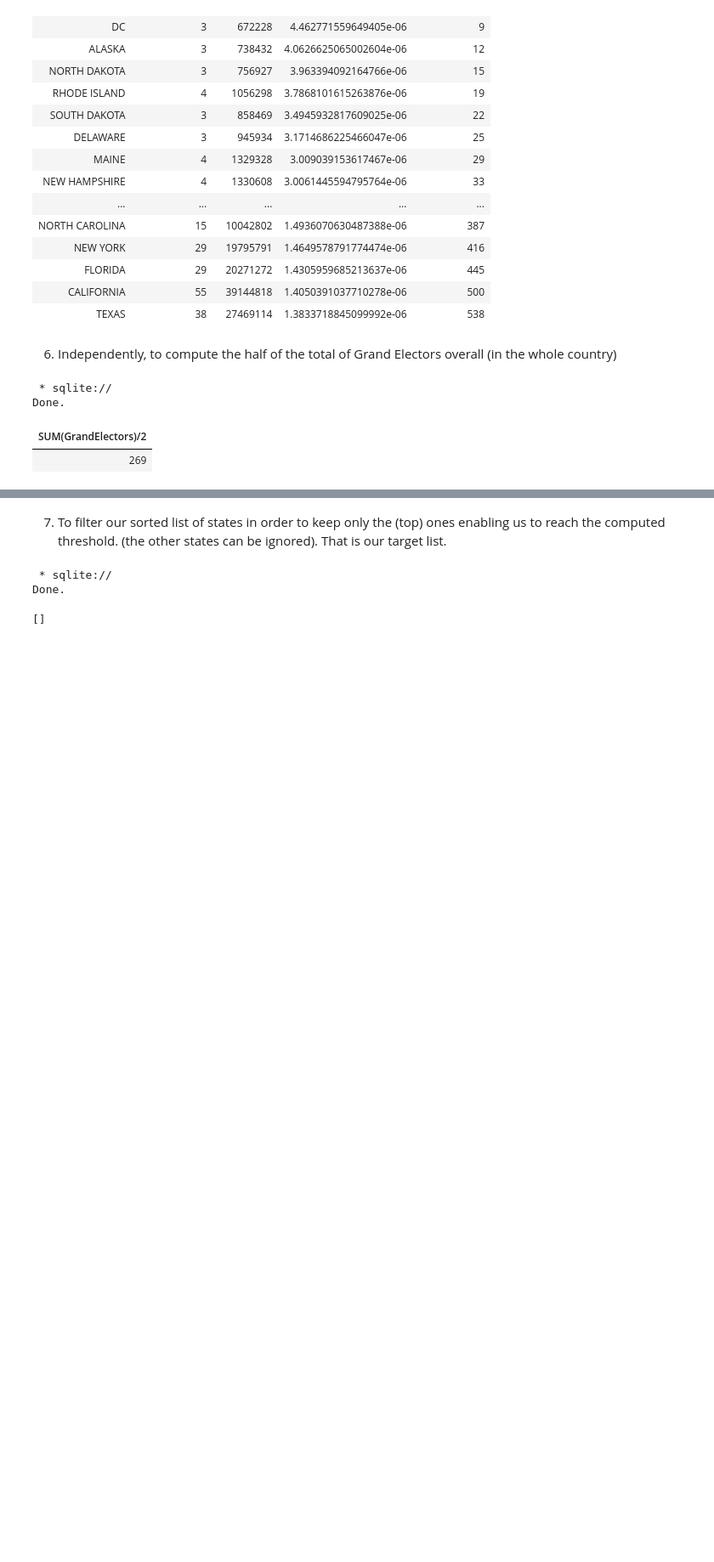
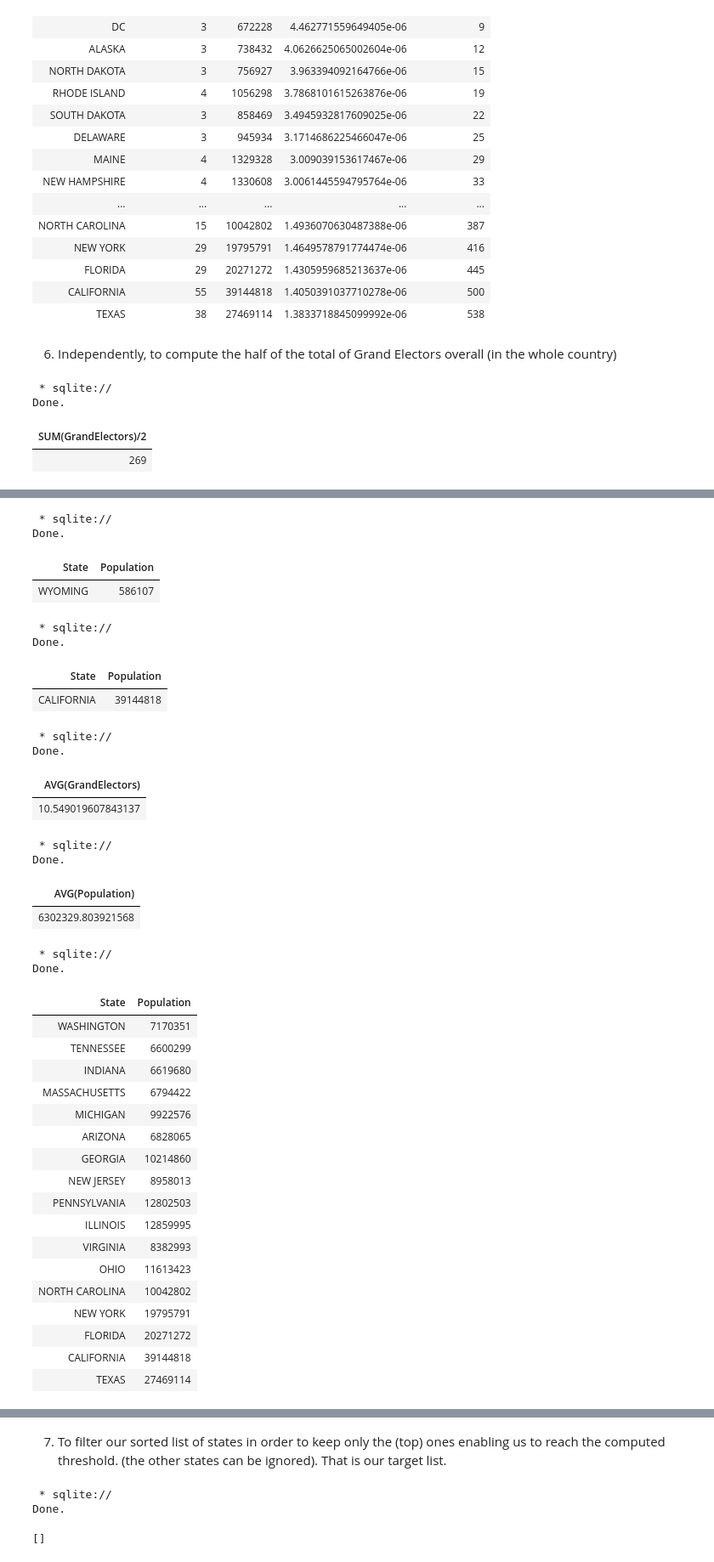
Before and after one commit to kahuroA/SQL-PRACTICE, a Jupyter notebook: SQL_MINI_PROJECT.ipynb, the cells around one changed output, grey strips where cells are left out. Shown at 85% size. Drawn from its saved outputs; the diff is of its cells as text; code cells hidden in the pictures; blank space fills up the shorter version.

```diff
--- a/SQL_MINI_PROJECT.ipynb
+++ b/SQL_MINI_PROJECT.ipynb
@@ -229,0 +253,57 @@ Done.
+# %%
+%%sql
+SELECT State,Population FROM Sorted_Cummulative WHERE Population= (SELECT MIN(Population) FROM Sorted_Cummulative);
+# %% [output]
+ * sqlite://
+Done.
+| State | Population |
+| WYOMING | 586107 |
+# %%
+%%sql
+SELECT State,Population FROM Sorted_Cummulative WHERE Population= (SELECT MAX(Population) FROM Sorted_Cummulative);
+# %% [output]
+ * sqlite://
+Done.
+| State | Population |
+| CALIFORNIA | 39144818 |
+# %%
+%%sql
+SELECT AVG(GrandElectors) FROM Sorted_Cummulative;
+# %% [output]
+ * sqlite://
+Done.
+| AVG(GrandElectors) |
+| 10.549019607843137 |
+# %%
+%%sql
+SELECT AVG(Population) FROM Sorted_Cummulative;
+# %% [output]
+ * sqlite://
+Done.
+| AVG(Population) |
+| 6302329.803921568 |
+# %%
+%%sql
+SELECT State, Population FROM Sorted_Cummulative
+WHERE Population>=(SELECT AVG(Population) FROM Sorted_Cummulative);
+# %% [output]
+ * sqlite://
+Done.
+| State | Population |
+| WASHINGTON | 7170351 |
+| TENNESSEE | 6600299 |
+| INDIANA | 6619680 |
+| MASSACHUSETTS | 6794422 |
+| MICHIGAN | 9922576 |
+| ARIZONA | 6828065 |
+| GEORGIA | 10214860 |
+| NEW JERSEY | 8958013 |
+| PENNSYLVANIA | 12802503 |
+| ILLINOIS | 12859995 |
+| VIRGINIA | 8382993 |
+| OHIO | 11613423 |
+| NORTH CAROLINA | 10042802 |
+| NEW YORK | 19795791 |
+| FLORIDA | 20271272 |
+| CALIFORNIA | 39144818 |
+| TEXAS | 27469114 |
```
Also changed, not shown: parts of 6 cells of this notebook.
